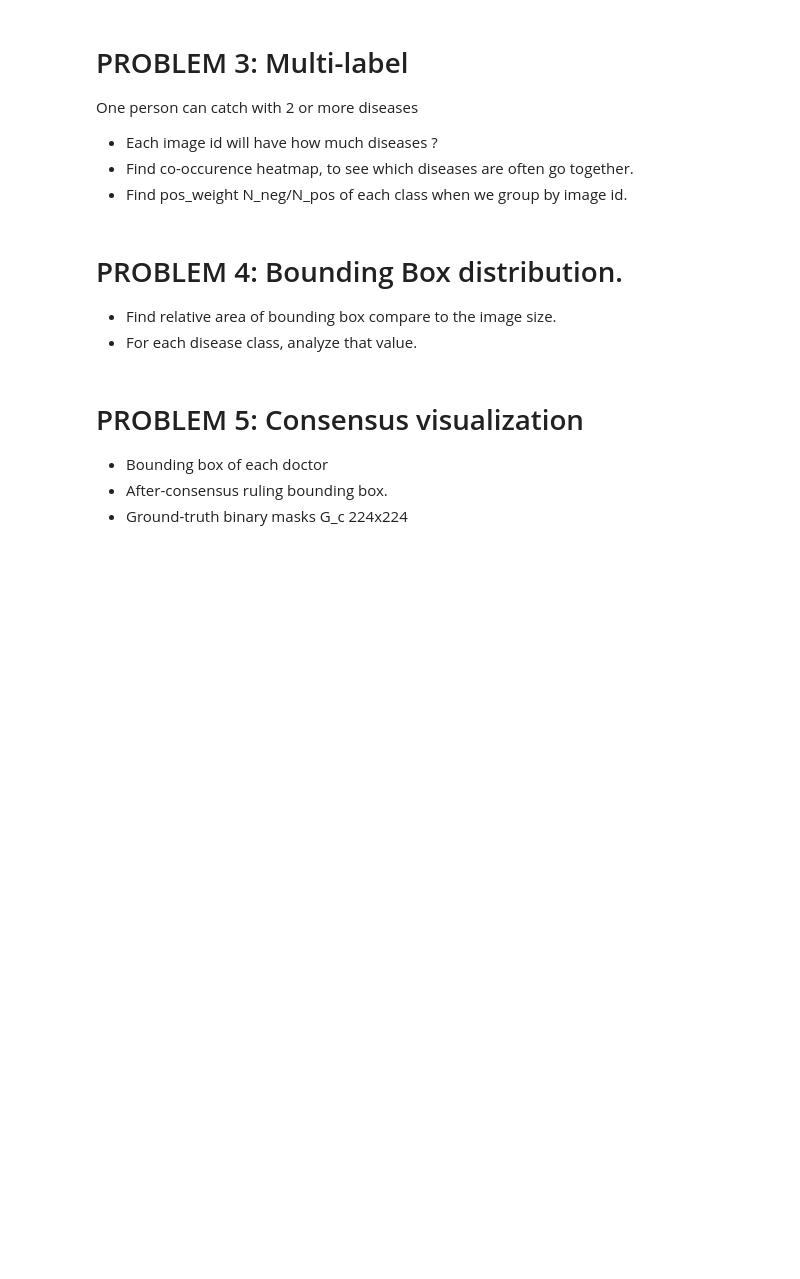
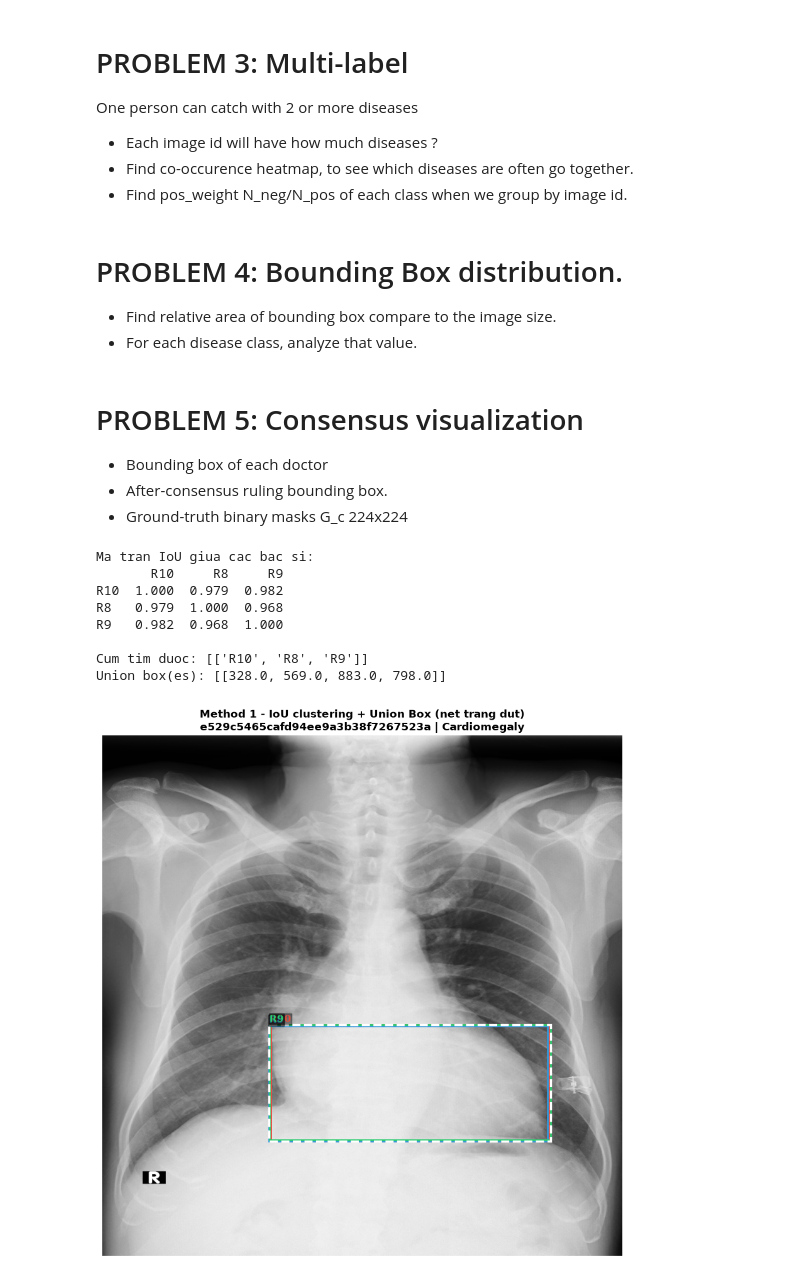
Before and after one commit to HuyDuongQuoc/DATH-HK261-explainable-cxr, a Jupyter notebook: notebooks/01_eda.ipynb, the cells around one changed output. Drawn from its saved outputs; the diff is of its cells as text; code cells hidden in the pictures; blank space fills up the shorter version.

Commit message:
update figures

```diff
--- a/notebooks/01_eda.ipynb
+++ b/notebooks/01_eda.ipynb
@@ -443,0 +513,65 @@ One person can catch with 2 or more diseases
+# %%
+# ---------------- Method 1: IoU clustering + Union Box ----------------
+IMG_SIZE = 1024  # anh resized (VinDr-CXR 1024-jpg)
+
+def cluster_boxes_by_iou(boxes, threshold=0.5):
+    """Greedy gom cum cac bbox co IoU >= threshold (so voi cum seed)."""
+    n = len(boxes)
+    iou_mat = np.zeros((n, n))
+    for i in range(n):
+        for j in range(n):
+            iou_mat[i, j] = compute_iou(boxes[i][1], boxes[j][1])
+    used = [False] * n
+    clusters = []
+    for i in range(n):
+        if used[i]:
+            continue
+        cluster = [i]
+        used[i] = True
+        for j in range(n):
+            if not used[j] and iou_mat[i, j] >= threshold:
+                cluster.append(j)
+                used[j] = True
+        clusters.append(cluster)
+    return clusters, iou_mat
+
+def union_box(cluster_boxes):
+    return [min(b[0] for b in cluster_boxes), min(b[1] for b in cluster_boxes),
+            max(b[2] for b in cluster_boxes), max(b[3] for b in cluster_boxes)]
+
+clusters, iou_mat = cluster_boxes_by_iou(boxes, threshold=0.5)
+union_boxes = [union_box([boxes[i][1] for i in cl]) for cl in clusters]
+
+rad_ids = [b[0] for b in boxes]
+print("Ma tran IoU giua cac bac si:")
+print(pd.DataFrame(iou_mat, index=rad_ids, columns=rad_ids).round(3).to_string())
+print("\nCum tim duoc:", [[boxes[i][0] for i in cl] for cl in clusters])
+print("Union box(es):", union_boxes)
+
+colors = ["#e74c3c", "#3498db", "#2ecc71"]
+fig, ax = plt.subplots(figsize=(9, 9))
+ax.imshow(cv2.cvtColor(cv2.imread(str(TRAIN_DIR / f"{IMG_ID}.jpg")), cv2.COLOR_BGR2RGB))
+for idx, (rad, b) in enumerate(boxes):
+    x_min, y_min, x_max, y_max = b
+    ax.add_patch(patches.Rectangle((x_min, y_min), x_max - x_min, y_max - y_min,
+                                   linewidth=2, edgecolor=colors[idx], facecolor="none"))
+    ax.text(x_min, max(0, y_min - 6), f"{rad}", color=colors[idx],
+            fontsize=11, weight="bold", bbox=dict(facecolor="black", alpha=0.4, pad=1))
+for ub in union_boxes:
+    x_min, y_min, x_max, y_max = ub
+    ax.add_patch(patches.Rectangle((x_min, y_min), x_max - x_min, y_max - y_min,
+                                   linewidth=2.5, edgecolor="white", facecolor="none", linestyle="--"))
+ax.set_title(f"Method 1 - IoU clustering + Union Box (net trang dut)\n{IMG_ID} | {CLASS_NAME}", fontweight="bold")
+ax.axis("off")
+plt.tight_layout()
+plt.show()
+# %% [output]
+Ma tran IoU giua cac bac si:
+       R10     R8     R9
+R10  1.000  0.979  0.982
+R8   0.979  1.000  0.968
+R9   0.982  0.968  1.000
+
+Cum tim duoc: [['R10', 'R8', 'R9']]
+Union box(es): [[328.0, 569.0, 883.0, 798.0]]
+[figure, added]
```
Also changed, not shown: parts of 3 cells of this notebook, 4 other files.
